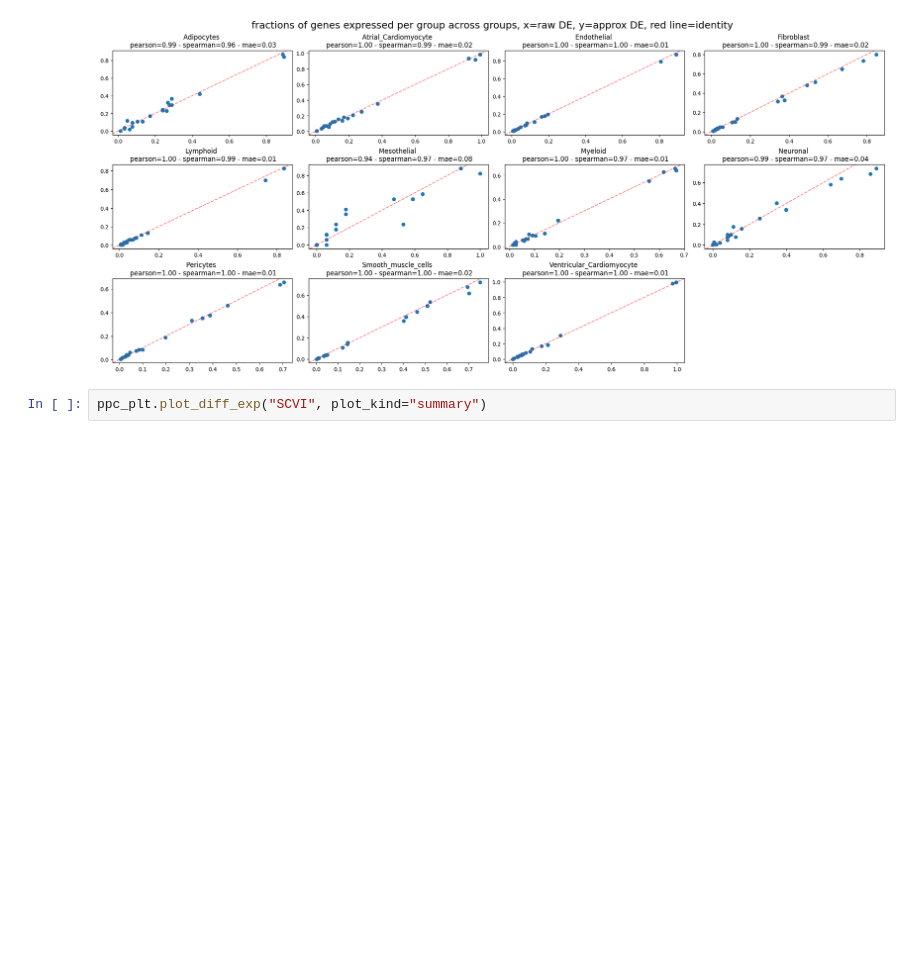
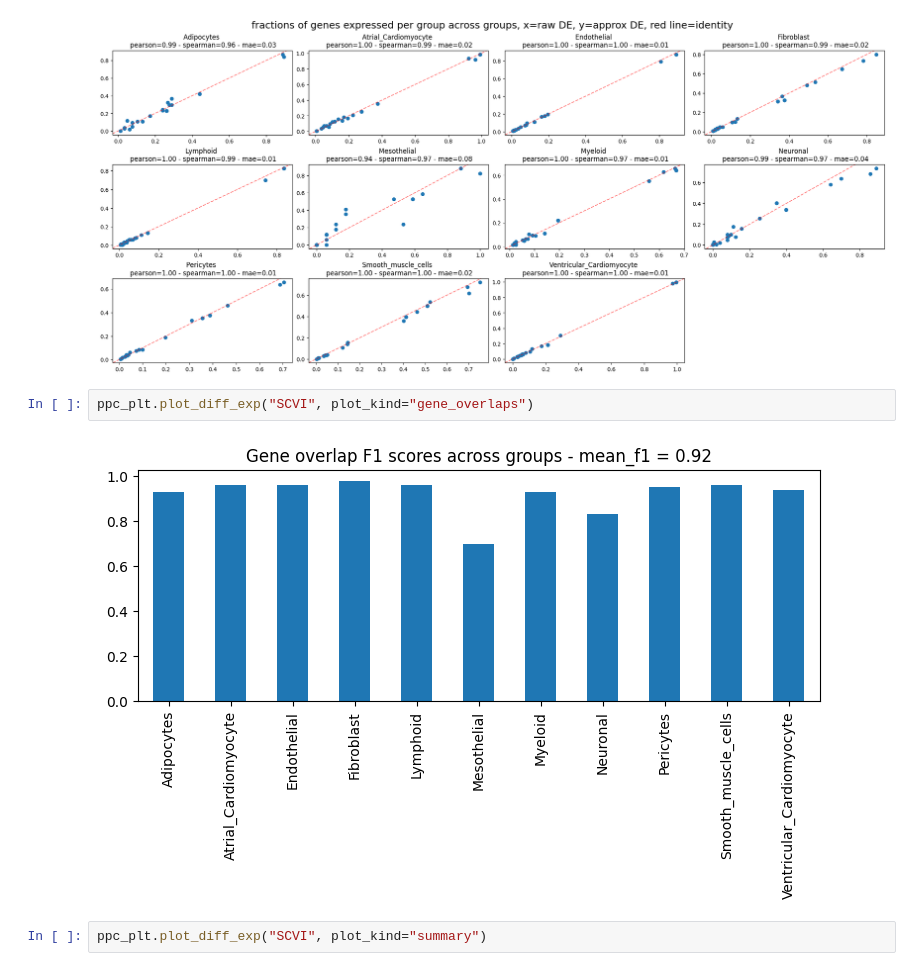
Before and after one commit to YosefLab/criticism-tutorials, a Jupyter notebook: validations.ipynb, the cells around one changed output. Cells and saved outputs as stored; diff of their text form; blank space fills up the shorter version.

```diff
--- a/validations.ipynb
+++ b/validations.ipynb
@@ -102,6 +101,10 @@ INFO     fractions of genes expressed per group across groups:
          Pearson correlation=0.99
          Spearman correlation=0.98
 [figure]
+# %%
+ppc_plt.plot_diff_exp("SCVI", plot_kind="gene_overlaps")
+# %% [output]
+[figure, added]
 # %%
 ppc_plt.plot_diff_exp("SCVI", plot_kind="summary")
 # %% [output]
```
Also changed, not shown: parts of 1 cell of this notebook, 1 other file.
